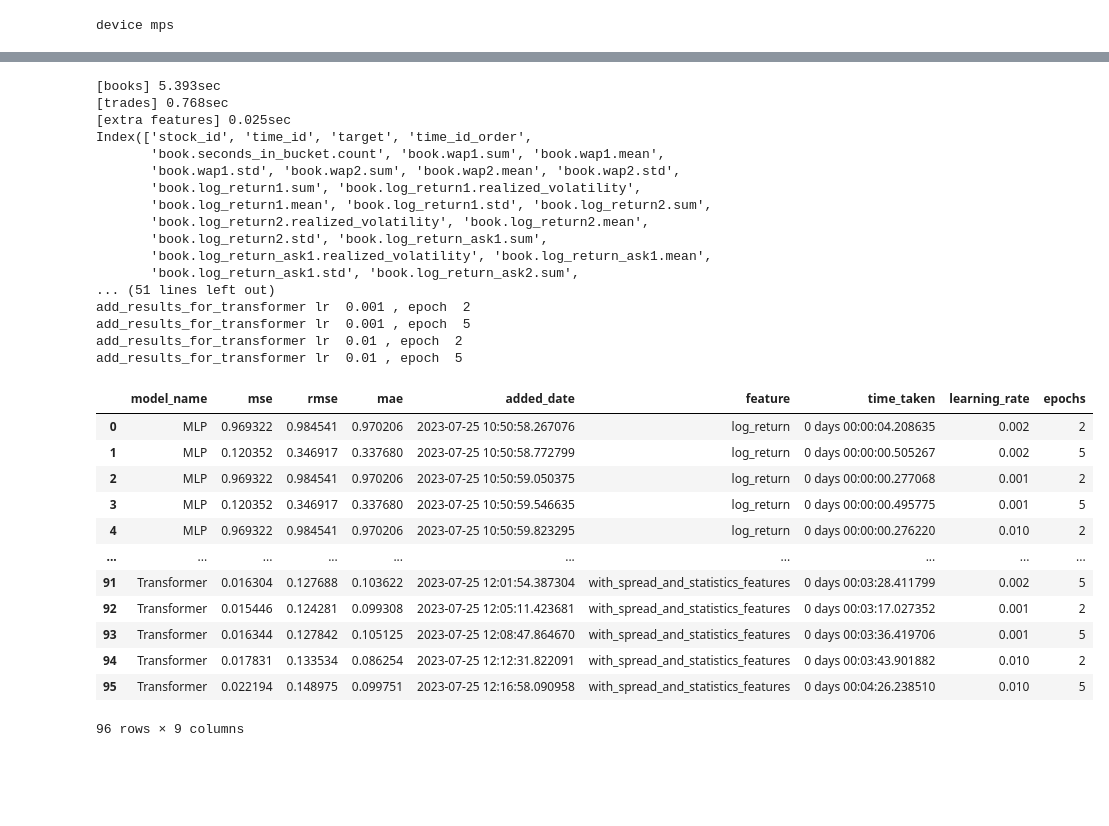
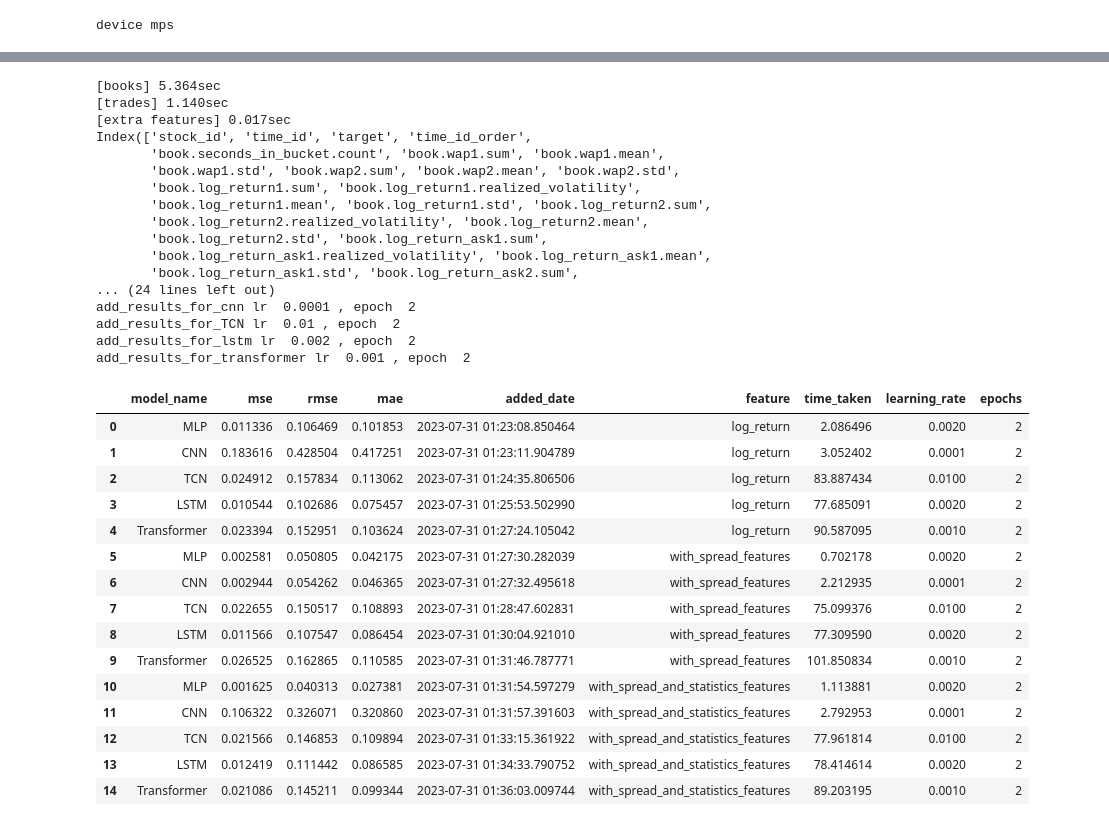
Before and after one commit to poo5zan/masters-research-project, a Jupyter notebook: from-kaggle-optiver-challenge.ipynb, the cells around one changed output, grey strips where cells are left out. Drawn from its saved outputs; the diff is of its cells as text; code cells hidden in the pictures; blank space fills up the shorter version.

```diff
--- a/from-kaggle-optiver-challenge.ipynb
+++ b/from-kaggle-optiver-challenge.ipynb
@@ -1844,24 +1888,30 @@ def add_results_for_cnn_with_hyperparameter_tuning(X_train, y_train, X_val, y_va
             add_results_for_cnn(X_train, y_train, X_val, y_val, X_test, y_test, feature, epoch, lr)
 # %%
 def add_results_for_TCN_with_hyperparameter_tuning(X_train, y_train, X_val, y_val, X_test, y_test, feature):
-    learning_rates = [0.002, 0.001, 0.01]
-    epochs = [2,5]
+    # learning_rates = [0.002, 0.001, 0.01]
+    learning_rates = [0.01]
+    # epochs = [2,5]
+    epochs = [2]
     for lr in learning_rates:
         for epoch in epochs:
             print('add_results_for_TCN lr ', lr, ', epoch ', epoch)
             add_results_for_TCN(X_train, y_train, X_val, y_val, X_test, y_test, feature, epoch, lr)
 # %%
 def add_results_for_lstm_with_hyperparameter_tuning(X_train, y_train, X_val, y_val, X_test, y_test, feature):
-    learning_rates = [0.002, 0.001, 0.01]
-    epochs = [2,5]
+    # learning_rates = [0.002, 0.001, 0.01]
+    learning_rates = [0.002]
+    # epochs = [2,5]
+    epochs = [2]
     for lr in learning_rates:
         for epoch in epochs:
             print('add_results_for_lstm lr ', lr, ', epoch ', epoch)
             add_results_for_lstm(X_train, y_train, X_val, y_val, X_test, y_test, feature, epoch, lr)
 # %%
 def add_results_for_transformer_with_hyperparameter_tuning(X_train, y_train, X_val, y_val, X_test, y_test, feature):
-    learning_rates = [0.002, 0.001, 0.01]
-    epochs = [2,5]
+    # learning_rates = [0.002, 0.001, 0.01]
+    learning_rates = [0.001]
+    # epochs = [2,5]
+    epochs = [2]
     for lr in learning_rates:
         for epoch in epochs:
             print('add_results_for_transformer lr ', lr, ', epoch ', epoch)
@@ -1909,12 +1959,13 @@ def perform_experiments_multivariate(df_experiment, feature: str):
 
     return get_model_results_df()
 # %%
+train = pd.read_csv(os.path.join(DATA_DIR, 'optiver-realized-volatility-prediction', 'train_time_id_ordered.csv'))
 train = pd.read_csv(os.path.join(DATA_DIR, 'optiver-realized-volatility-prediction', 'train_time_id_ordered.csv'))
 stock_ids = set(train['stock_id'])
 print('Train.shape ', train.shape)
 print('stock_ids ', len(stock_ids))
 
-stock_ids_to_include = [0]
+stock_ids_to_include = [0,1]
 train = train[train['stock_id'].isin(stock_ids_to_include)]
 train = train.reset_index(drop=True)
 print('Train.shape ', train.shape)
@@ -2019,35 +2052,44 @@ add_results_for_transformer lr  0.01 , epoch  5
 # %%
-book_trade_with_spread_and_statistics_features = make_features(train, DataBlock.TRAIN, add_spread_features=True, add_statistics_features=True)
+# Feature set log_return, spread, statistics
+book_trade_with_spread_and_statistics_features = make_features(base=train,
+                           block=DataBlock.TRAIN,
+                           add_spread_features=True,
+                           add_statistics_features=True,
+                           add_book_time_features=False,
+                           add_trade_time_features=False)
 print(book_trade_with_spread_and_statistics_features.columns)
 perform_experiments_multivariate(book_trade_with_spread_and_statistics_features, 'with_spread_and_statistics_features')
 # %% [output]
-[books] 5.393sec
-[trades] 0.768sec
-[extra features] 0.025sec
+[books] 5.364sec
+[trades] 1.140sec
+[extra features] 0.017sec
 Index(['stock_id', 'time_id', 'target', 'time_id_order',
        'book.seconds_in_bucket.count', 'book.wap1.sum', 'book.wap1.mean',
        'book.wap1.std', 'book.wap2.sum', 'book.wap2.mean', 'book.wap2.std',
        'book.log_return1.sum', 'book.log_return1.realized_volatility',
        'book.log_return1.mean', 'book.log_return1.std', 'book.log_return2.sum',
        'book.log_return2.realized_volatility', 'book.log_return2.mean',
        'book.log_return2.std', 'book.log_return_ask1.sum',
        'book.log_return_ask1.realized_volatility', 'book.log_return_ask1.mean',
        'book.log_return_ask1.std', 'book.log_return_ask2.sum',
-... (51 lines left out)
+... (24 lines left out)
+add_results_for_cnn lr  0.0001 , epoch  2
+add_results_for_TCN lr  0.01 , epoch  2
+add_results_for_lstm lr  0.002 , epoch  2
 add_results_for_transformer lr  0.001 , epoch  2
-add_results_for_transformer lr  0.001 , epoch  5
-add_results_for_transformer lr  0.01 , epoch  2
-add_results_for_transformer lr  0.01 , epoch  5
 |  | model_name | mse | rmse | mae | added_date | feature | time_taken | learning_rate | epochs |
-| 0 | MLP | 0.969322 | 0.984541 | 0.970206 | 2023-07-25 10:50:58.267076 | log_return | 0 days 00:00:04.208635 | 0.002 | 2 |
-| 1 | MLP | 0.120352 | 0.346917 | 0.337680 | 2023-07-25 10:50:58.772799 | log_return | 0 days 00:00:00.505267 | 0.002 | 5 |
-| 2 | MLP | 0.969322 | 0.984541 | 0.970206 | 2023-07-25 10:50:59.050375 | log_return | 0 days 00:00:00.277068 | 0.001 | 2 |
-| 3 | MLP | 0.120352 | 0.346917 | 0.337680 | 2023-07-25 10:50:59.546635 | log_return | 0 days 00:00:00.495775 | 0.001 | 5 |
-| 4 | MLP | 0.969322 | 0.984541 | 0.970206 | 2023-07-25 10:50:59.823295 | log_return | 0 days 00:00:00.276220 | 0.010 | 2 |
-| ... | ... | ... | ... | ... | ... | ... | ... | ... | ... |
-| 91 | Transformer | 0.016304 | 0.127688 | 0.103622 | 2023-07-25 12:01:54.387304 | with_spread_and_statistics_features | 0 days 00:03:28.411799 | 0.002 | 5 |
-| 92 | Transformer | 0.015446 | 0.124281 | 0.099308 | 2023-07-25 12:05:11.423681 | with_spread_and_statistics_features | 0 days 00:03:17.027352 | 0.001 | 2 |
-| 93 | Transformer | 0.016344 | 0.127842 | 0.105125 | 2023-07-25 12:08:47.864670 | with_spread_and_statistics_features | 0 days 00:03:36.419706 | 0.001 | 5 |
-| 94 | Transformer | 0.017831 | 0.133534 | 0.086254 | 2023-07-25 12:12:31.822091 | with_spread_and_statistics_features | 0 days 00:03:43.901882 | 0.010 | 2 |
-| 95 | Transformer | 0.022194 | 0.148975 | 0.099751 | 2023-07-25 12:16:58.090958 | with_spread_and_statistics_features | 0 days 00:04:26.238510 | 0.010 | 5 |
+| 0 | MLP | 0.011336 | 0.106469 | 0.101853 | 2023-07-31 01:23:08.850464 | log_return | 2.086496 | 0.0020 | 2 |
+| 1 | CNN | 0.183616 | 0.428504 | 0.417251 | 2023-07-31 01:23:11.904789 | log_return | 3.052402 | 0.0001 | 2 |
+| 2 | TCN | 0.024912 | 0.157834 | 0.113062 | 2023-07-31 01:24:35.806506 | log_return | 83.887434 | 0.0100 | 2 |
+| 3 | LSTM | 0.010544 | 0.102686 | 0.075457 | 2023-07-31 01:25:53.502990 | log_return | 77.685091 | 0.0020 | 2 |
+| 4 | Transformer | 0.023394 | 0.152951 | 0.103624 | 2023-07-31 01:27:24.105042 | log_return | 90.587095 | 0.0010 | 2 |
+| 5 | MLP | 0.002581 | 0.050805 | 0.042175 | 2023-07-31 01:27:30.282039 | with_spread_features | 0.702178 | 0.0020 | 2 |
+| 6 | CNN | 0.002944 | 0.054262 | 0.046365 | 2023-07-31 01:27:32.495618 | with_spread_features | 2.212935 | 0.0001 | 2 |
+| 7 | TCN | 0.022655 | 0.150517 | 0.108893 | 2023-07-31 01:28:47.602831 | with_spread_features | 75.099376 | 0.0100 | 2 |
+| 8 | LSTM | 0.011566 | 0.107547 | 0.086454 | 2023-07-31 01:30:04.921010 | with_spread_features | 77.309590 | 0.0020 | 2 |
+| 9 | Transformer | 0.026525 | 0.162865 | 0.110585 | 2023-07-31 01:31:46.787771 | with_spread_features | 101.850834 | 0.0010 | 2 |
+| 10 | MLP | 0.001625 | 0.040313 | 0.027381 | 2023-07-31 01:31:54.597279 | with_spread_and_statistics_features | 1.113881 | 0.0020 | 2 |
+| 11 | CNN | 0.106322 | 0.326071 | 0.320860 | 2023-07-31 01:31:57.391603 | with_spread_and_statistics_features | 2.792953 | 0.0001 | 2 |
+| 12 | TCN | 0.021566 | 0.146853 | 0.109894 | 2023-07-31 01:33:15.361922 | with_spread_and_statistics_features | 77.961814 | 0.0100 | 2 |
+| 13 | LSTM | 0.012419 | 0.111442 | 0.086585 | 2023-07-31 01:34:33.790752 | with_spread_and_statistics_features | 78.414614 | 0.0020 | 2 |
+| 14 | Transformer | 0.021086 | 0.145211 | 0.099344 | 2023-07-31 01:36:03.009744 | with_spread_and_statistics_features | 89.203195 | 0.0010 | 2 |
-96 rows × 9 columns
```
Also changed, not shown: parts of 19 cells of this notebook, 1 other file.
